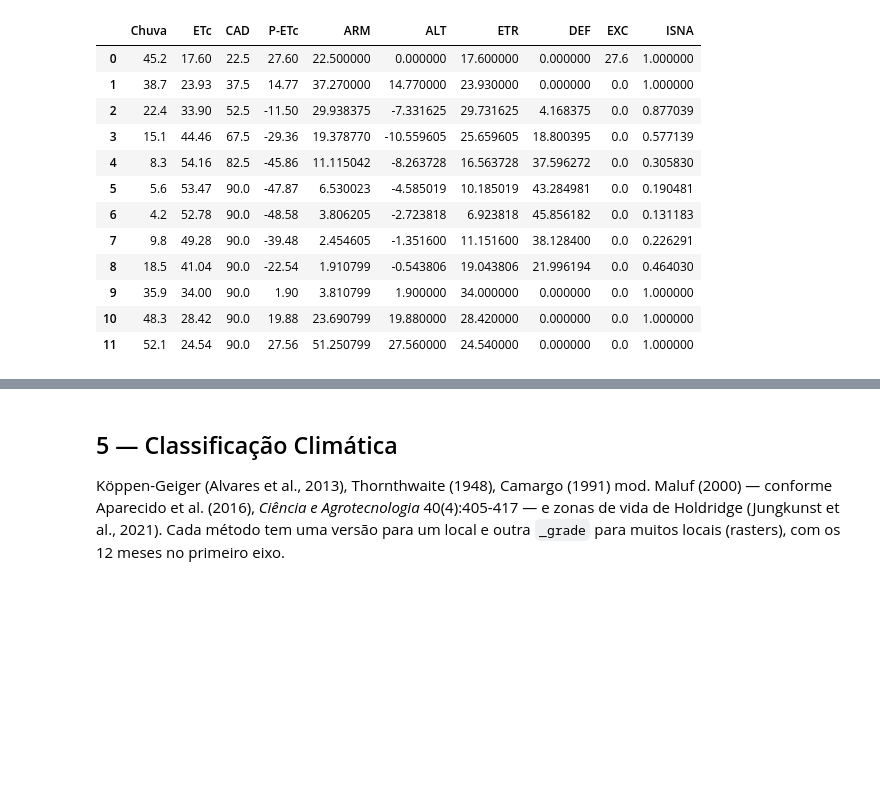
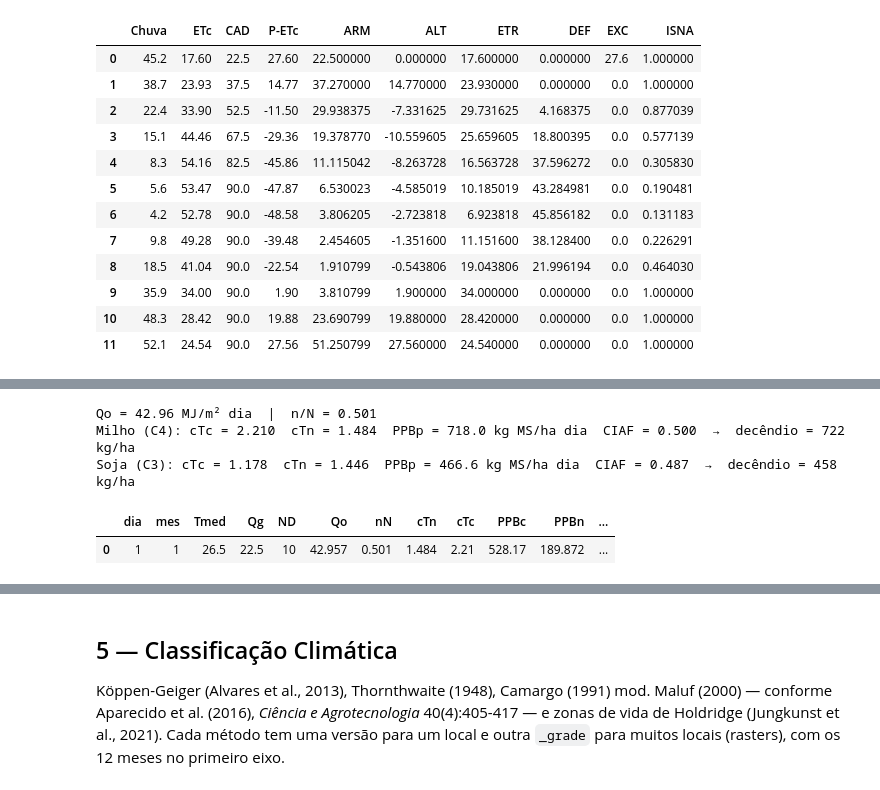
Before and after one commit to fcoliveira-utfpr/agrometeorologiapy, a Jupyter notebook: examples/formulas_agrometeorologia.ipynb, the cells around one changed output, grey strips where cells are left out. Saved outputs shown, nothing was run; the diff lists cells and outputs as text; code cells hidden in the pictures; blank space fills up the shorter version.

```diff
--- a/examples/formulas_agrometeorologia.ipynb
+++ b/examples/formulas_agrometeorologia.ipynb
@@ -1829,0 +2080,39 @@ df_bhc
+# %%
+# Auxiliares da escala de tempo (datas e dias de cada período)
+def _inicio_periodos(df, intervalo, ano):
+    """Data de início de cada período (pandas.DatetimeIndex) ou None, se o
+    df não traz datas. Aceita a coluna 'data', um DatetimeIndex ou as
+    colunas 'dia' e 'mes' (+ 'ano' opcional; sem ela, o ano começa em `ano`
+    e avança quando o mês diminui)."""
+    if 'data' in df.columns:
+        datas = pd.DatetimeIndex(pd.to_datetime(df['data']))
+    elif isinstance(df.index, pd.DatetimeIndex):
+        datas = df.index
+    elif {'dia', 'mes'} <= set(df.columns):
+        meses = df['mes'].astype(int).to_numpy()
+        if 'ano' in df.columns:
+            anos = df['ano'].astype(int).to_numpy()
+        else:
+            anos = ano + np.concatenate([[0], np.cumsum(np.diff(meses) < 0)])
+        datas = pd.DatetimeIndex([pd.Timestamp(int(a), int(m), int(d))
+                                  for a, m, d in zip(anos, meses, df['dia'].astype(int))])
+    else:
+        return None
+
+    # Normaliza para o início do período do calendário.
+    if intervalo == 'dec':
+        dia_ini = np.minimum((datas.day - 1) // 10, 2) * 10 + 1
+        datas = pd.DatetimeIndex([pd.Timestamp(d.year, d.month, int(di)) for d, di in zip(datas, dia_ini)])
+    elif intervalo == 'M':
+        datas = pd.DatetimeIndex([pd.Timestamp(d.year, d.month, 1) for d in datas])
+    return datas.normalize()
+
+
+def _dias_periodo(inicio, intervalo):
+    """Número de dias do período do calendário que começa em `inicio`."""
+    if intervalo == 'd':
+        return 1
+    dias_mes = monthrange(inicio.year, inicio.month)[1]
+    if intervalo == 'M':
+        return dias_mes
+    return 10 if inicio.day <= 11 else dias_mes - 20
@@ -1829,0 +2377,32 @@ df_bhc
+# %%
+# Dados
+lat = -24.86
+Tmed = 26.5
+Qg = 22.5
+
+# Resolução passo a passo (Qo e N médios dos dias 1 a 10 de janeiro)
+NDA = np.arange(1, 11)
+dec = declinacao_solar(NDA)
+Hn = angulo_horario_nascer(lat, dec)
+Qo = irradiancia_extraterrestre(lat, dec, Hn, fator_correcao_distancia(NDA)).mean()
+nN = razao_insolacao(Qg, Qo, lat)
+print(f"Qo = {Qo:.2f} MJ/m² dia  |  n/N = {nN:.3f}")
+
+for cultura, rota, IAF in [('Milho', 'C4', 5.0), ('Soja', 'C3', 4.5)]:
+    ctc, ctn = cTc(Tmed, rota), cTn(Tmed, rota)
+    ppbp = PPBp(Qo, nN, ctc, ctn)
+    contrib = ppbp * 10 * CIAF(IAF) * CR(Tmed) * 0.35 / (1 - 0.01 * 13)
+    print(f"{cultura} ({rota}): cTc = {ctc:.3f}  cTn = {ctn:.3f}  PPBp = {ppbp:.1f} kg MS/ha dia  "
+          f"CIAF = {CIAF(IAF):.3f}  →  decêndio = {contrib:.0f} kg/ha")
+# %% [output]
+Qo = 42.96 MJ/m² dia  |  n/N = 0.501
+Milho (C4): cTc = 2.210  cTn = 1.484  PPBp = 718.0 kg MS/ha dia  CIAF = 0.500  →  decêndio = 722 kg/ha
+Soja (C3): cTc = 1.178  cTn = 1.446  PPBp = 466.6 kg MS/ha dia  CIAF = 0.487  →  decêndio = 458 kg/ha
+# %%
+# A mesma conta com a função completa (Qo calculada a partir das datas)
+df = pd.DataFrame({'dia': [1], 'mes': [1], 'Tmed': [26.5], 'Qg': [22.5]})
+pp = produtividade_potencial(df, lat=-24.86, rota='C4', IAF=5.0, Cc=0.35, U=13, intervalo='dec')
+pp.round(3)
+# %% [output]
+|  | dia | mes | Tmed | Qg | ND | Qo | nN | cTn | cTc | PPBc | PPBn | ... |
+| 0 | 1 | 1 | 26.5 | 22.5 | 10 | 42.957 | 0.501 | 1.484 | 2.21 | 528.17 | 189.872 | ... |
```
Also changed, not shown: parts of 15 cells of this notebook, 8 other files.
